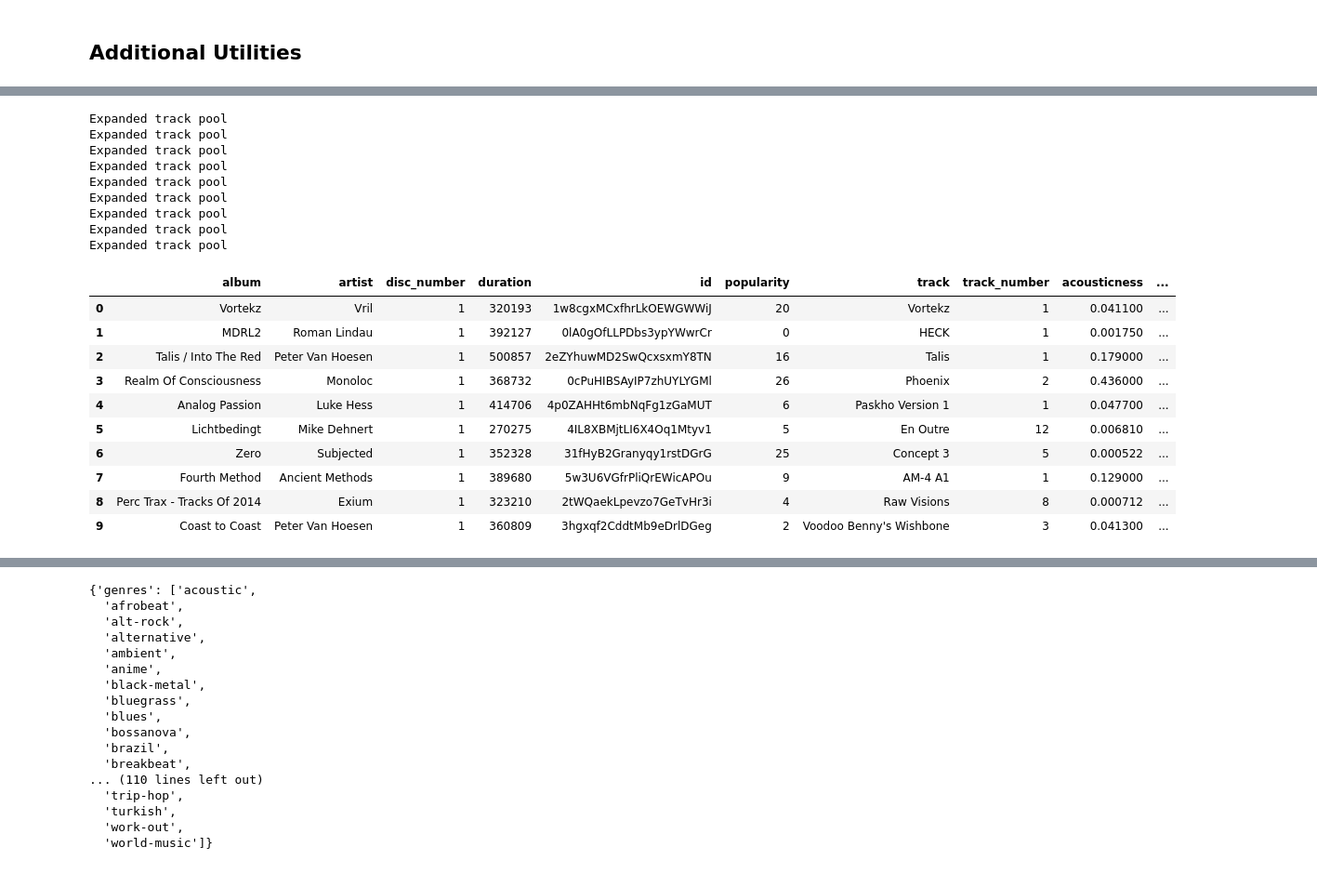
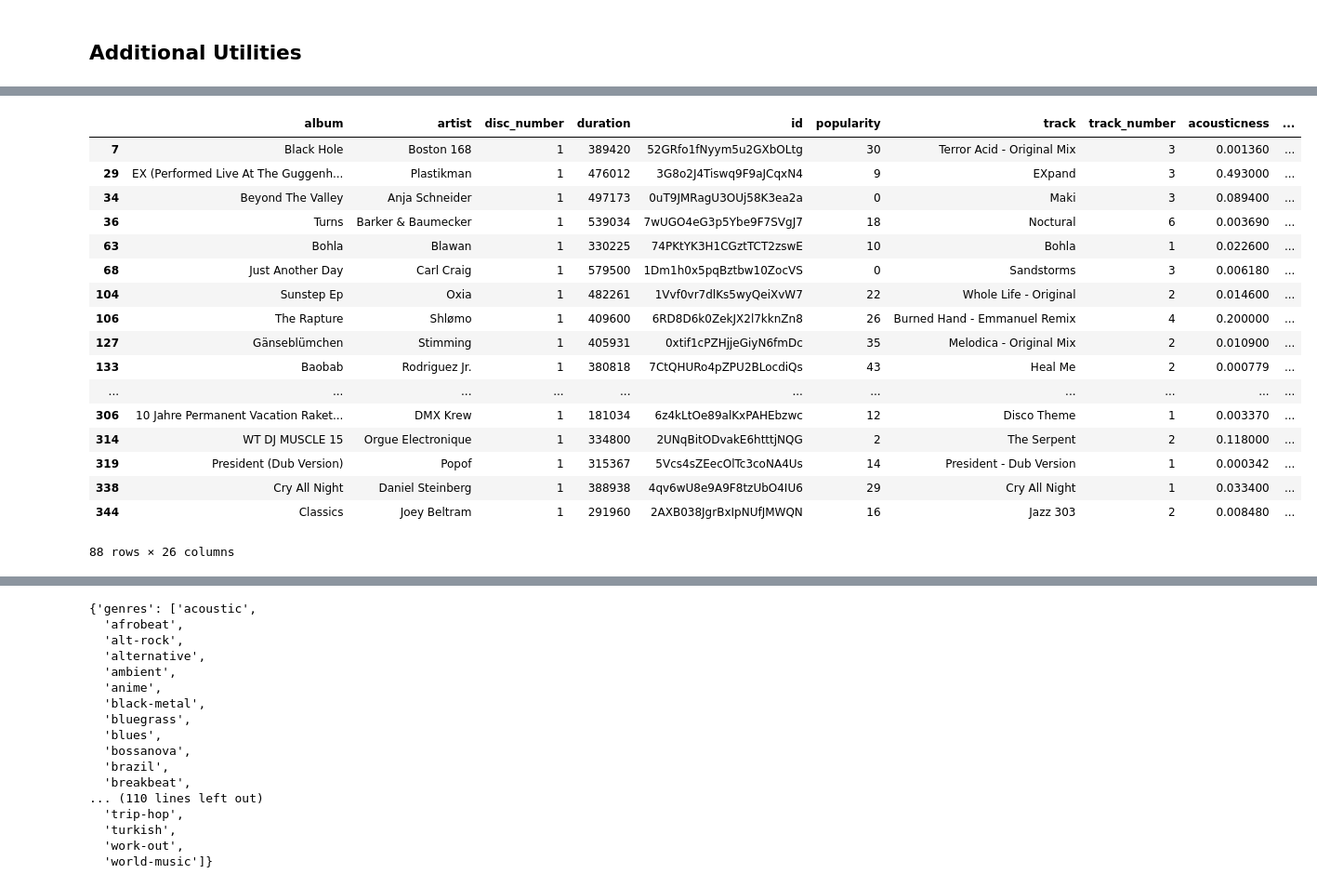
Before and after one commit to iamthevastidledhitchhiker/DJSetListGenerator, a Jupyter notebook: SetlistGenerator_SpotifyAPI.ipynb, the cells around one changed output, grey strips where cells are left out. Shown: that part at 93% size. Saved outputs shown, nothing was run; the diff lists cells and outputs as text; code cells hidden in the pictures.

```diff
--- a/SetlistGenerator_SpotifyAPI.ipynb
+++ b/SetlistGenerator_SpotifyAPI.ipynb
@@ -27,11 +27,12 @@ spotify = Spotify(auth=token)
 # %%
 class SetlistGenerator_Spotify(object):
 
-    def __init__(self, seed_tracks='', seed_genres='', seed_artists=''):
+    def __init__(self, seed_tracks='', seed_genres='', seed_artists='', setlist_length = 10):
         # build initial seed genres, tracks, and artists upon creation
         self.seed_genres = seed_genres
         self.seed_tracks = seed_tracks
         self.seed_artists = seed_artists
+        self.setlist_length = setlist_length
 
         # necessary in order to query from the API
         self.AuthorizeSpotify()
@@ -42,12 +43,13 @@ class SetlistGenerator_Spotify(object):
         self.genres = ['chicago-house', 'club', 'dancehall', 'deep-house', 'detroit-techno', 'dub', 'edm',
          'electro', 'electronic', 'groove', 'house', 'idm', 'industrial', 'minimal-techno', 'progressive-house',
           'soul', 'techno', 'trance']
+
         self.moods = ['happy', 'sad']
 
         self.track_pool = self.getRecommendations()
 
     def getRecommendations(self):
-        # Query spotify for recommendations based on a track
+        # Query spotify for recommendations based on a track, genre, and/or artist
         recommendations = self.spotify.recommendations(seed_artists=self.seed_artists,
                                                        seed_genres=self.seed_genres,
                                                        seed_tracks=self.seed_tracks,
@@ -61,22 +63,25 @@ class SetlistGenerator_Spotify(object):
 
         #Correct key + mode data
         df = self.key_mode_convert(df)
+
         return(df)
 
     def getNextTrack(self, method = 0, current_song_key = None, min_dance=0.6):
         candidates = self.track_pool
+
         if current_song_key:
             pass
         else:
             current_song_key = int(self.set_list[-1:]['camelot'])
 
         if method == 0:
-            candidates = self.filter_by_camelot(df = candidates,
-                                                song_key_camelot = current_song_key)
-            candidates = self.filter_by_popularity(candidates)
-            candidates = self.filter_by_danceability(candidates, min_dance=min_dance)
+            print('Using method 0')
+            candidates = self.filter_by_camelot(df = candidates, song_key_camelot = current_song_key)
+            candidates = self.filter_by_popularity(df = candidates)
+            candidates = self.filter_by_danceability(df =candidates, min_dance=min_dance)
         else:
             pass
+
         self.set_list = self.set_list.append(candidates.sample(1))
         self.set_list = self.set_list.reset_index(drop=True)
 
@@ -265,10 +270,12 @@ class SetlistGenerator_Spotify(object):
         return(id_list)
 
     def key_mode_convert(self, recommendations):
+        # TODO - Convert this method to one that uses key mapping
+        # C = 0, Db = 1, D = 2, Eb = 3, E = 4, F = 5, F# = 6, G = 7, Ab = 8, A = 9, Bb = 10, B = 11
         df = recommendations
         camelot_list = []
         for i in range(0, len(df)):
-            if df['mode'][i] == 1:
+            if df['mode'][i] == 1: #Major key
                 if (df['key'][i] == 0):
                     camelot_list.append(7)
                 if (df['key'][i] == 1):
@@ -293,7 +300,7 @@ class SetlistGenerator_Spotify(object):
                     camelot_list.append(5)
                 if (df['key'][i] == 11):
                     camelot_list.append(0)
-            else:
+            else:               # Minor key
                 if (df['key'][i] == 0):
                     camelot_list.append(4)
                 if (df['key'][i] == 1):
@@ -376,6 +376,6 @@ Found track Triadz - Original Mix by Hubot
 # %%
-d = SetlistGenerator_Spotify(seed_tracks=[seed_track_id], seed_artists=[seed_artist_id])
-                             #seed_artists=[seed_artist_id],
-                             #seed_genres=['minimal-techno', 'techno']) #seed_genres=['minimal-techno', 'techno', 'detroit-techno'])
+d = SetlistGenerator_Spotify(seed_tracks=[seed_track_id],
+                             seed_artists=[seed_artist_id],
+                             seed_genres=['minimal-techno', 'techno'])
 # %% [output]
 Authorizing Spotify
@@ -382,3 +420,24 @@ Authorizing Spotify
+# %%
+d.filter_by_camelot(df=d.track_pool, song_key_camelot=3)
+# %% [output]
+|  | album | artist | disc_number | duration | id | popularity | track | track_number | acousticness | ... |
+| 7 | Black Hole | Boston 168 | 1 | 389420 | 52GRfo1fNyym5u2GXbOLtg | 30 | Terror Acid - Original Mix | 3 | 0.001360 | ... |
+| 29 | EX (Performed Live At The Guggenh... | Plastikman | 1 | 476012 | 3G8o2J4Tiswq9F9aJCqxN4 | 9 | EXpand | 3 | 0.493000 | ... |
+| 34 | Beyond The Valley | Anja Schneider | 1 | 497173 | 0uT9JMRagU3OUj58K3ea2a | 0 | Maki | 3 | 0.089400 | ... |
+| 36 | Turns | Barker & Baumecker | 1 | 539034 | 7wUGO4eG3p5Ybe9F7SVgJ7 | 18 | Noctural | 6 | 0.003690 | ... |
+| 63 | Bohla | Blawan | 1 | 330225 | 74PKtYK3H1CGztTCT2zswE | 10 | Bohla | 1 | 0.022600 | ... |
+| 68 | Just Another Day | Carl Craig | 1 | 579500 | 1Dm1h0x5pqBztbw10ZocVS | 0 | Sandstorms | 3 | 0.006180 | ... |
+| 104 | Sunstep Ep | Oxia | 1 | 482261 | 1Vvf0vr7dlKs5wyQeiXvW7 | 22 | Whole Life - Original | 2 | 0.014600 | ... |
+| 106 | The Rapture | Shlømo | 1 | 409600 | 6RD8D6k0ZekJX2l7kknZn8 | 26 | Burned Hand - Emmanuel Remix | 4 | 0.200000 | ... |
+| 127 | Gänseblümchen | Stimming | 1 | 405931 | 0xtif1cPZHjjeGiyN6fmDc | 35 | Melodica - Original Mix | 2 | 0.010900 | ... |
+| 133 | Baobab | Rodriguez Jr. | 1 | 380818 | 7CtQHURo4pZPU2BLocdiQs | 43 | Heal Me | 2 | 0.000779 | ... |
+| ... | ... | ... | ... | ... | ... | ... | ... | ... | ... | ... |
+| 306 | 10 Jahre Permanent Vacation Raket... | DMX Krew | 1 | 181034 | 6z4kLtOe89alKxPAHEbzwc | 12 | Disco Theme | 1 | 0.003370 | ... |
+| 314 | WT DJ MUSCLE 15 | Orgue Electronique | 1 | 334800 | 2UNqBitODvakE6htttjNQG | 2 | The Serpent | 2 | 0.118000 | ... |
+| 319 | President (Dub Version) | Popof | 1 | 315367 | 5Vcs4sZEecOlTc3coNA4Us | 14 | President - Dub Version | 1 | 0.000342 | ... |
+| 338 | Cry All Night | Daniel Steinberg | 1 | 388938 | 4qv6wU8e9A9F8tzUbO4IU6 | 29 | Cry All Night | 1 | 0.033400 | ... |
+| 344 | Classics | Joey Beltram | 1 | 291960 | 2AXB038JgrBxIpNUfJMWQN | 16 | Jazz 303 | 2 | 0.008480 | ... |
+88 rows × 26 columns
 # %%
 def GenerateSetList(setlist_generator, setlength = 10, methods = 1):
     d = setlist_generator
@@ -387,31 +446,3 @@ def GenerateSetList(setlist_generator, setlength = 10, methods = 1):
         d.changeSeedTracks()
         d.expandTrackPool()
     return(d)
-# %%
-while len(d.set_list) < 10:
-    d.getNextTrack()
-    d.changeSeedTracks()
-    d.expandTrackPool()
-
-d.set_list
-# %% [output]
-Expanded track pool
-Expanded track pool
-Expanded track pool
-Expanded track pool
-Expanded track pool
-Expanded track pool
-Expanded track pool
-Expanded track pool
-Expanded track pool
-|  | album | artist | disc_number | duration | id | popularity | track | track_number | acousticness | ... |
-| 0 | Vortekz | Vril | 1 | 320193 | 1w8cgxMCxfhrLkOEWGWWiJ | 20 | Vortekz | 1 | 0.041100 | ... |
-| 1 | MDRL2 | Roman Lindau | 1 | 392127 | 0lA0gOfLLPDbs3ypYWwrCr | 0 | HECK | 1 | 0.001750 | ... |
-| 2 | Talis / Into The Red | Peter Van Hoesen | 1 | 500857 | 2eZYhuwMD2SwQcxsxmY8TN | 16 | Talis | 1 | 0.179000 | ... |
-| 3 | Realm Of Consciousness | Monoloc | 1 | 368732 | 0cPuHIBSAyIP7zhUYLYGMl | 26 | Phoenix | 2 | 0.436000 | ... |
-| 4 | Analog Passion | Luke Hess | 1 | 414706 | 4p0ZAHHt6mbNqFg1zGaMUT | 6 | Paskho Version 1 | 1 | 0.047700 | ... |
-| 5 | Lichtbedingt | Mike Dehnert | 1 | 270275 | 4IL8XBMjtLI6X4Oq1Mtyv1 | 5 | En Outre | 12 | 0.006810 | ... |
-| 6 | Zero | Subjected | 1 | 352328 | 31fHyB2Granyqy1rstDGrG | 25 | Concept 3 | 5 | 0.000522 | ... |
-| 7 | Fourth Method | Ancient Methods | 1 | 389680 | 5w3U6VGfrPliQrEWicAPOu | 9 | AM-4 A1 | 1 | 0.129000 | ... |
-| 8 | Perc Trax - Tracks Of 2014 | Exium | 1 | 323210 | 2tWQaekLpevzo7GeTvHr3i | 4 | Raw Visions | 8 | 0.000712 | ... |
-| 9 | Coast to Coast | Peter Van Hoesen | 1 | 360809 | 3hgxqf2CddtMb9eDrlDGeg | 2 | Voodoo Benny's Wishbone | 3 | 0.041300 | ... |
```
Also changed, not shown: parts of 10 cells of this notebook.
